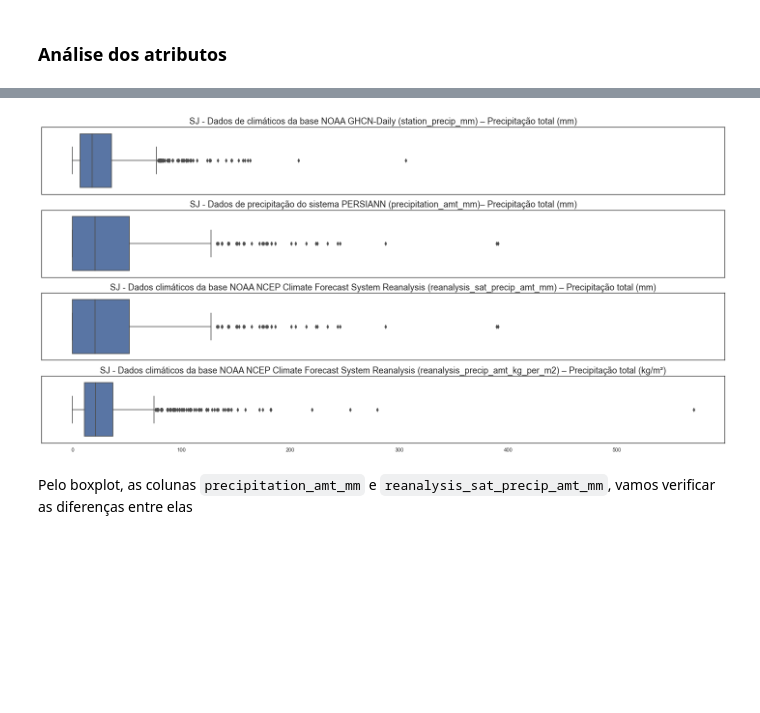
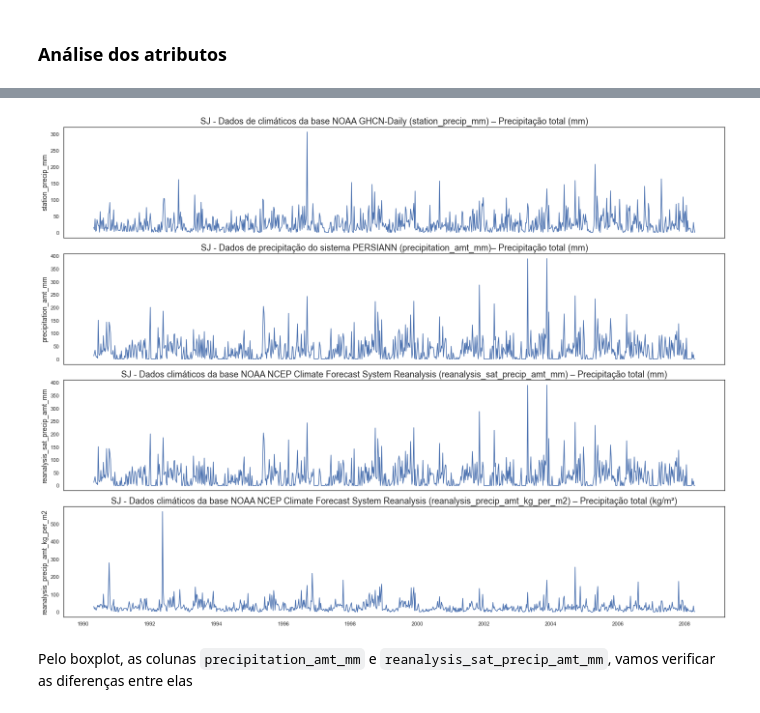
Before and after one commit to ciencia-dados-ifsp-grupo5/DengAI, a Jupyter notebook: notebooks/dengAI.ipynb, the cells around one changed output, grey strips where cells are left out. Cells and saved outputs as stored; diff of their text form; code cells hidden in the pictures; blank space fills up the shorter version.

Commit message:
Update Question 1
Replace boxplot to Lineplot

```diff
--- a/notebooks/dengAI.ipynb
+++ b/notebooks/dengAI.ipynb
@@ -332,29 +332,29 @@ Dessa forma a unidade de medida é a mesma
 
 Vamos análisar como é a distribuição dos valores
 # %%
-fig, axs = plt.subplots(4, sharex=True, figsize=(20,10))
+fig, axs = plt.subplots(4, sharex=True, figsize=(20,15))
 
-sns.boxplot(x=sj_features.station_precip_mm, ax=axs[0])
+sns.lineplot(data = sj_features, y = 'station_precip_mm', x = 'week_start_date', ax = axs[0])
 axs[0].set_title('SJ - Dados de climáticos da base NOAA GHCN-Daily (station_precip_mm) – Precipitação total (mm)' )
 axs[0].set_xlabel('')
 
-sns.boxplot(x=sj_features.precipitation_amt_mm , ax=axs[1])
+sns.lineplot(data = sj_features, y = 'precipitation_amt_mm', x = 'week_start_date',  ax=axs[1])
 axs[1].set_title('SJ - Dados de precipitação do sistema PERSIANN (precipitation_amt_mm)– Precipitação total (mm)')
 axs[1].set_xlabel('')
 
-sns.boxplot(x=sj_features.reanalysis_sat_precip_amt_mm , ax=axs[2])
+sns.lineplot(data = sj_features, y = 'reanalysis_sat_precip_amt_mm', x = 'week_start_date',  ax=axs[2])
 axs[2].set_title('SJ - Dados climáticos da base NOAA NCEP Climate Forecast System Reanalysis (reanalysis_sat_precip_amt_mm) – Precipitação total (mm)')
 axs[2].set_xlabel('')
 
-sns.boxplot(x=sj_features.reanalysis_precip_amt_kg_per_m2  , ax=axs[3])
+sns.lineplot(data = sj_features, y = 'reanalysis_precip_amt_kg_per_m2', x = 'week_start_date',  ax=axs[3])
 axs[3].set_title('SJ - Dados climáticos da base NOAA NCEP Climate Forecast System Reanalysis (reanalysis_precip_amt_kg_per_m2) – Precipitação total (kg/m²)')
 axs[3].set_xlabel('')
 
 plt.tight_layout()
 
 plt.show()
 # %% [output]
-[figure, old version]
+[figure, new version]
 # %% [markdown]
 Pelo boxplot, as colunas `precipitation_amt_mm` e  `reanalysis_sat_precip_amt_mm`, vamos verificar as diferenças entre elas
 # %%
```
Also changed, not shown: parts of 4 cells of this notebook.
